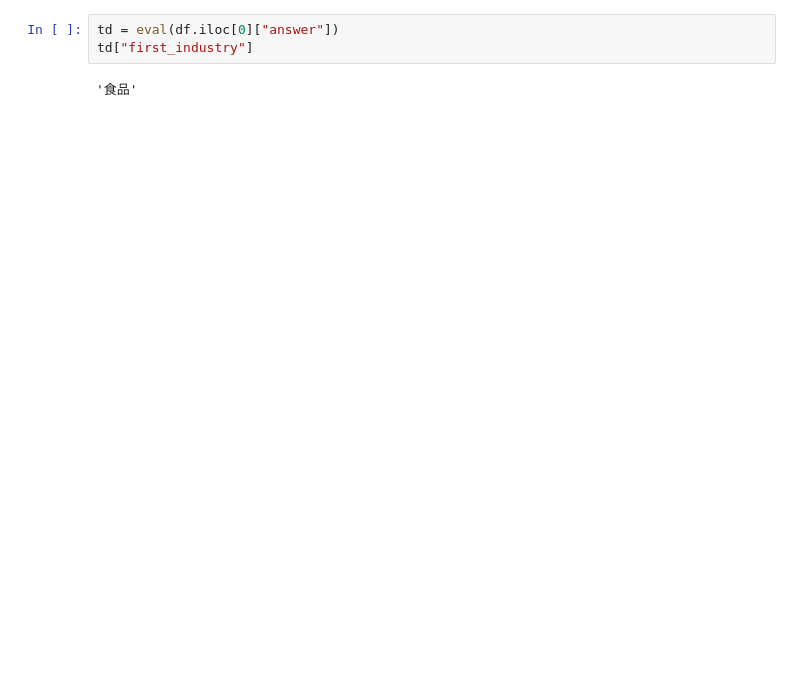
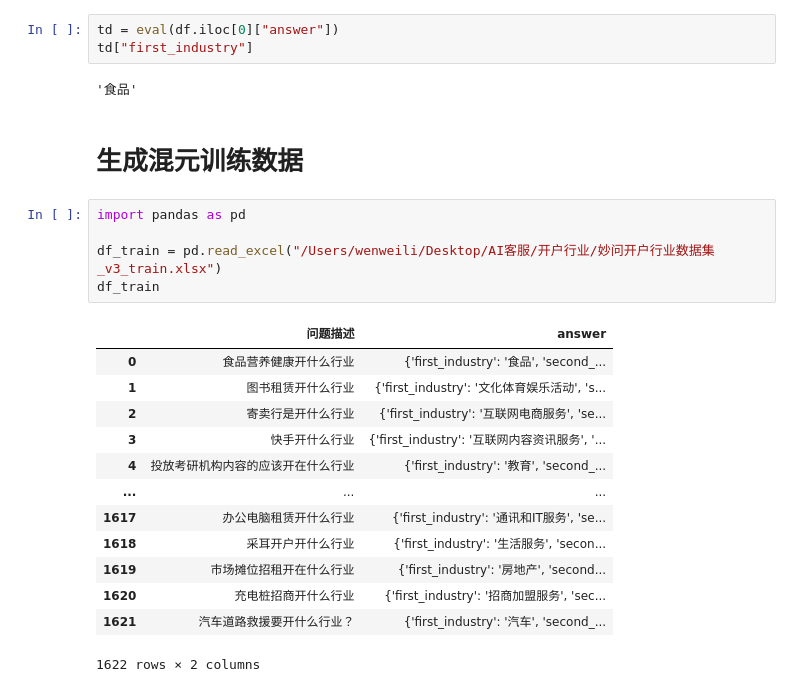
Before and after one commit to yenanjing/OpenZero, a Jupyter notebook: examples/data_preprocess/open_industry.ipynb, the cells around one changed output. Drawn from its saved outputs; the diff is of its cells as text; blank space fills up the shorter version.

```diff
--- a/examples/data_preprocess/open_industry.ipynb
+++ b/examples/data_preprocess/open_industry.ipynb
@@ -206,3 +225,24 @@ td = eval(df.iloc[0]["answer"])
 td["first_industry"]
 # %% [output]
 '食品'
+# %% [markdown]
+# 生成混元训练数据
+# %%
+import pandas as pd
+
+df_train = pd.read_excel("/Users/wenweili/Desktop/AI客服/开户行业/妙问开户行业数据集_v3_train.xlsx")
+df_train
+# %% [output]
+|  | 问题描述 | answer |
+| 0 | 食品营养健康开什么行业 | {'first_industry': '食品', 'second_... |
+| 1 | 图书租赁开什么行业 | {'first_industry': '文化体育娱乐活动', 's... |
+| 2 | 寄卖行是开什么行业 | {'first_industry': '互联网电商服务', 'se... |
+| 3 | 快手开什么行业 | {'first_industry': '互联网内容资讯服务', '... |
+| 4 | 投放考研机构内容的应该开在什么行业 | {'first_industry': '教育', 'second_... |
+| ... | ... | ... |
+| 1617 | 办公电脑租赁开什么行业 | {'first_industry': '通讯和IT服务', 'se... |
+| 1618 | 采耳开户开什么行业 | {'first_industry': '生活服务', 'secon... |
+| 1619 | 市场摊位招租开在什么行业 | {'first_industry': '房地产', 'second... |
+| 1620 | 充电桩招商开什么行业 | {'first_industry': '招商加盟服务', 'sec... |
+| 1621 | 汽车道路救援要开什么行业？ | {'first_industry': '汽车', 'second_... |
+1622 rows × 2 columns
```
Also changed, not shown: parts of 10 cells of this notebook, 5 other files.
